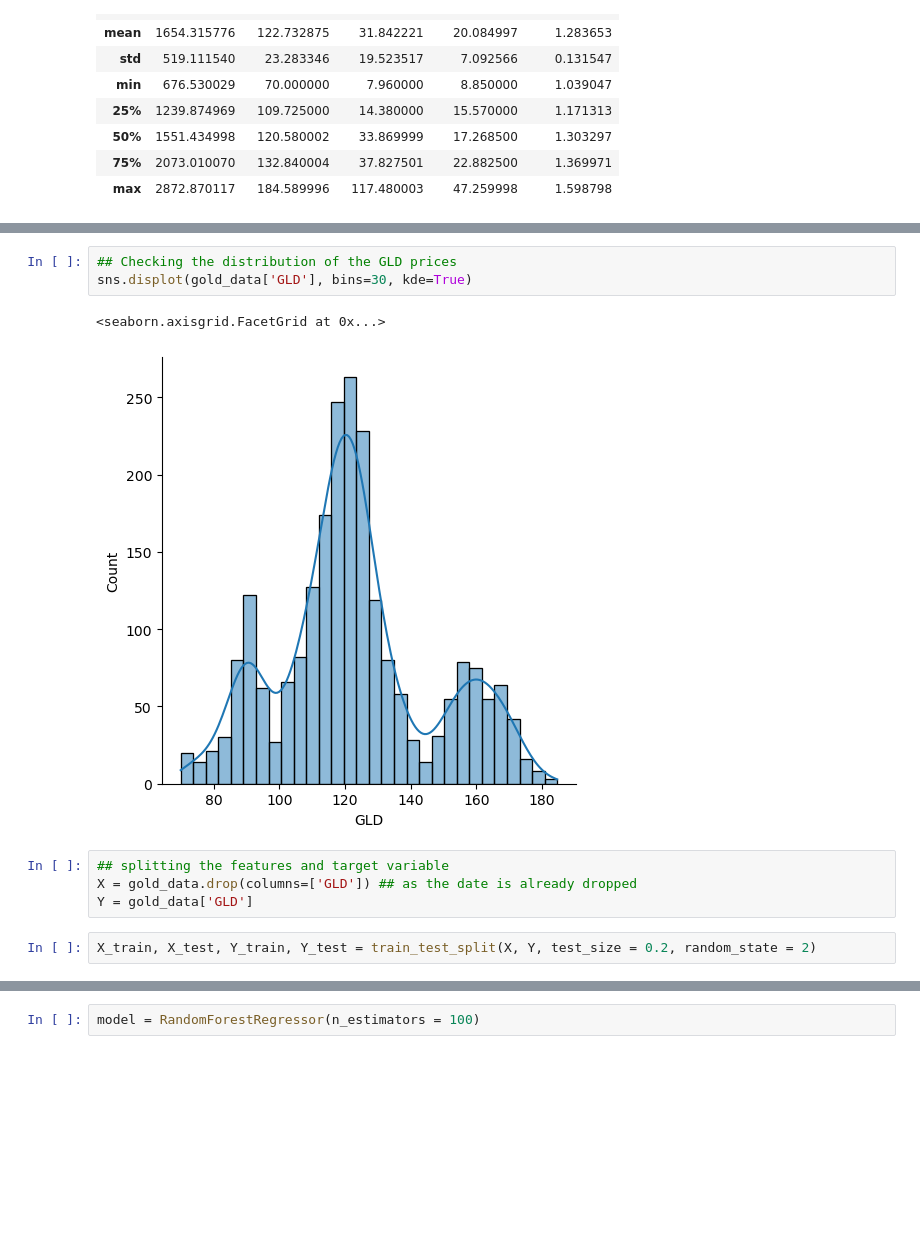
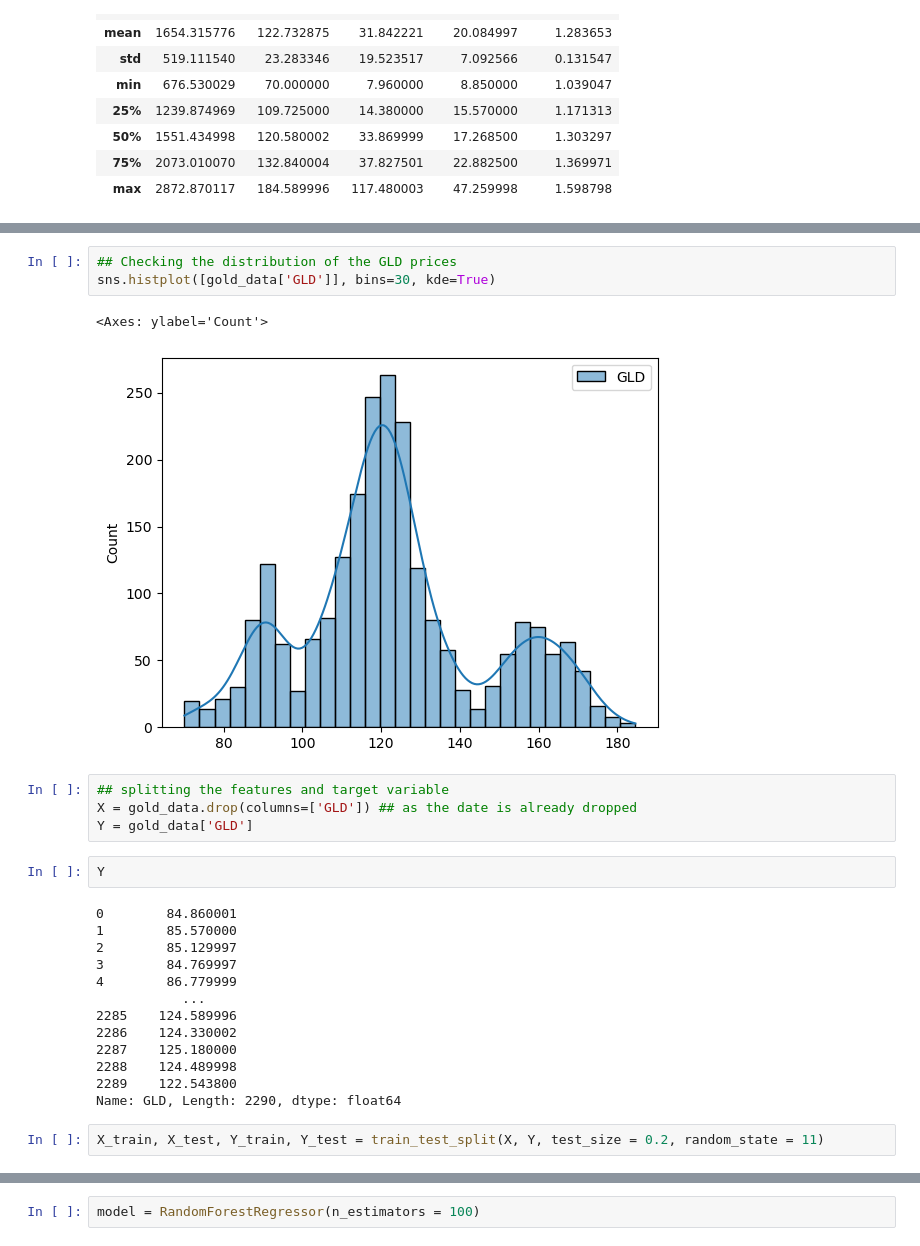
Before and after one commit to gargdivyansh1/MachineLearningProjects, a Jupyter notebook: Gold Price Prediction/first.ipynb, the cells around one changed output, grey strips where cells are left out. Cells and saved outputs as stored; diff of their text form; blank space fills up the shorter version.

```diff
--- a/Gold Price Prediction/first.ipynb
+++ b/Gold Price Prediction/first.ipynb
@@ -80,13 +77,28 @@ sns.heatmap(correlation, annot=True, cmap='coolwarm', fmt='.1f')
 [figure]
 # %%
 ## Checking the distribution of the GLD prices
-sns.displot(gold_data['GLD'], bins=30, kde=True)
+sns.histplot([gold_data['GLD']], bins=30, kde=True)
 # %% [output]
-<seaborn.axisgrid.FacetGrid at 0x...>
+<Axes: ylabel='Count'>
-[figure, old version]
+[figure, new version]
 # %%
 ## splitting the features and target variable
 X = gold_data.drop(columns=['GLD']) ## as the date is already dropped
 Y = gold_data['GLD']
+# %%
+Y
+# %% [output]
+0        84.860001
+1        85.570000
+2        85.129997
+3        84.769997
+4        86.779999
+           ...
+2285    124.589996
+2286    124.330002
+2287    125.180000
+2288    124.489998
+2289    122.543800
+Name: GLD, Length: 2290, dtype: float64
 # %%
-X_train, X_test, Y_train, Y_test = train_test_split(X, Y, test_size = 0.2, random_state = 2)
+X_train, X_test, Y_train, Y_test = train_test_split(X, Y, test_size = 0.2, random_state = 11)
```
Also changed, not shown: parts of 8 cells of this notebook.
